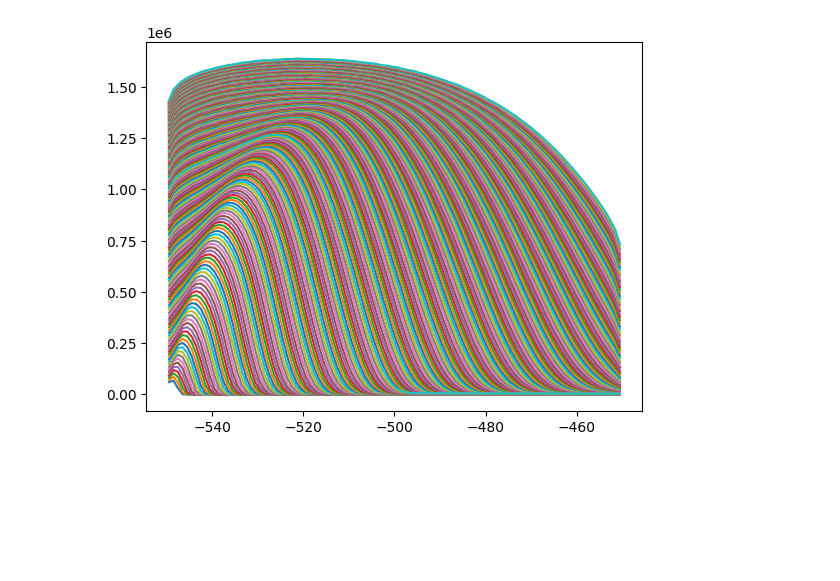
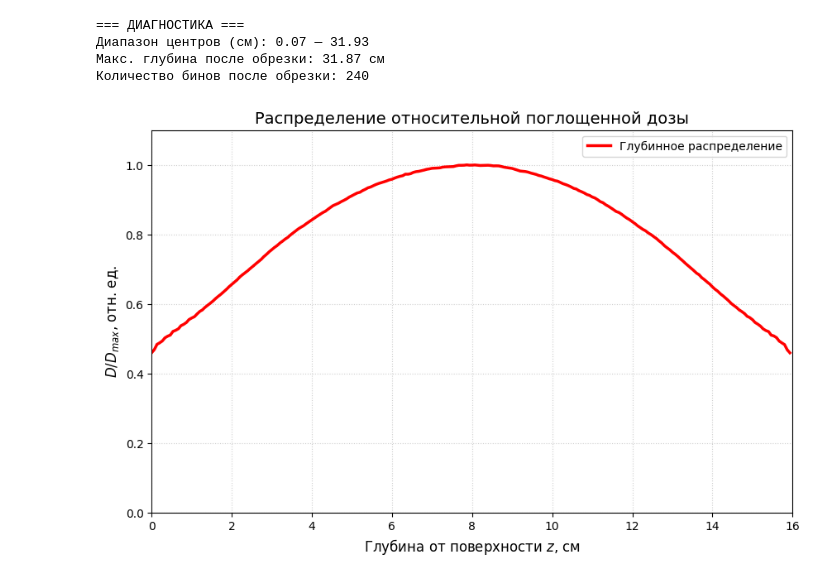
Before and after one commit to PabloShim1/cube, a Jupyter notebook: analysis.ipynb, the cells around one changed output. Cells and saved outputs as stored; diff of their text form; code cells hidden in the pictures; blank space fills up the shorter version.

```diff
--- a/analysis.ipynb
+++ b/analysis.ipynb
@@ -80,12 +39,54 @@ def get_hist(file, histname):
 # %%
-for f in sorted(glob("data/*-MeV/*.root")):
-    file = uproot.open(f)
-    df = get_hist(file, "vdd")
-    pdd = [df[df['iz'] == iz]['d'].sum() for iz in df['iz'].unique()][::-1]
-    plt.plot(df['z'].unique(), pdd, label=f.split('/')[1])
-# plt.legend()
+import uproot
+import numpy as np
+import matplotlib.pyplot as plt
+
+# ==================== 1. ЗАГРУЗКА ====================
+file = uproot.open("build/Output_Run_0.root")
+hist_1d = file["pdd"]
+
+values = hist_1d.values()
+edges = hist_1d.axis().edges()
+centers = (edges[:-1] + edges[1:]) / 10.0   # мм → см
+
+# ==================== 2. ФИЗИЧЕСКАЯ КОРРЕКЦИЯ + ОБРЕЗКА ====================
+z_entrance = np.min(centers)          # входная поверхность (≈ -34 см)
+depth = centers - z_entrance
+
+# ←←← ОБРЕЗАЕМ СТРОГО ДО 19 см (ты просил) ←←←
+mask = (depth >= 0) & (depth <= 58.0)
+x_plot = depth[mask]
+y_vals = values[mask]
+
+# ==================== 3. СОРТИРОВКА + НОРМИРОВКА ====================
+idx = np.argsort(x_plot)
+x_plot = x_plot[idx]
+y_plot = y_vals[idx] / np.max(y_vals[idx])   # нормируем только внутри фантома
+
+# ==================== 4. ДИАГНОСТИКА (посмотри в выводе) ====================
+print("=== ДИАГНОСТИКА ===")
+print(f"Диапазон центров (см): {centers.min():.2f} — {centers.max():.2f}")
+print(f"Макс. глубина после обрезки: {x_plot.max():.2f} см")
+print(f"Количество бинов после обрезки: {len(x_plot)}")
+
+# ==================== 5. ГРАФИК ====================
+plt.figure(figsize=(10, 6))
+plt.plot(x_plot/2, y_plot, color='red', lw=2.5, label='Глубинное распределение')
+
+plt.title('Распределение относительной поглощенной дозы', fontsize=14)
+plt.xlabel('Глубина от поверхности $z$, см', fontsize=12)
+plt.ylabel('$D/D_{max}$, отн. ед.', fontsize=12)
+
+plt.grid(True, linestyle=':', alpha=0.6)
+plt.xlim(0, 16)
+plt.ylim(0, 1.1)
+plt.legend()
+
 plt.show()
-plt.close()
 # %% [output]
+=== ДИАГНОСТИКА ===
+Диапазон центров (см): 0.07 — 31.93
+Макс. глубина после обрезки: 31.87 см
+Количество бинов после обрезки: 240
-[figure, old version]
+[figure, new version]
 # %%
```
Also changed, not shown: parts of 4 cells of this notebook, 46 other files.
